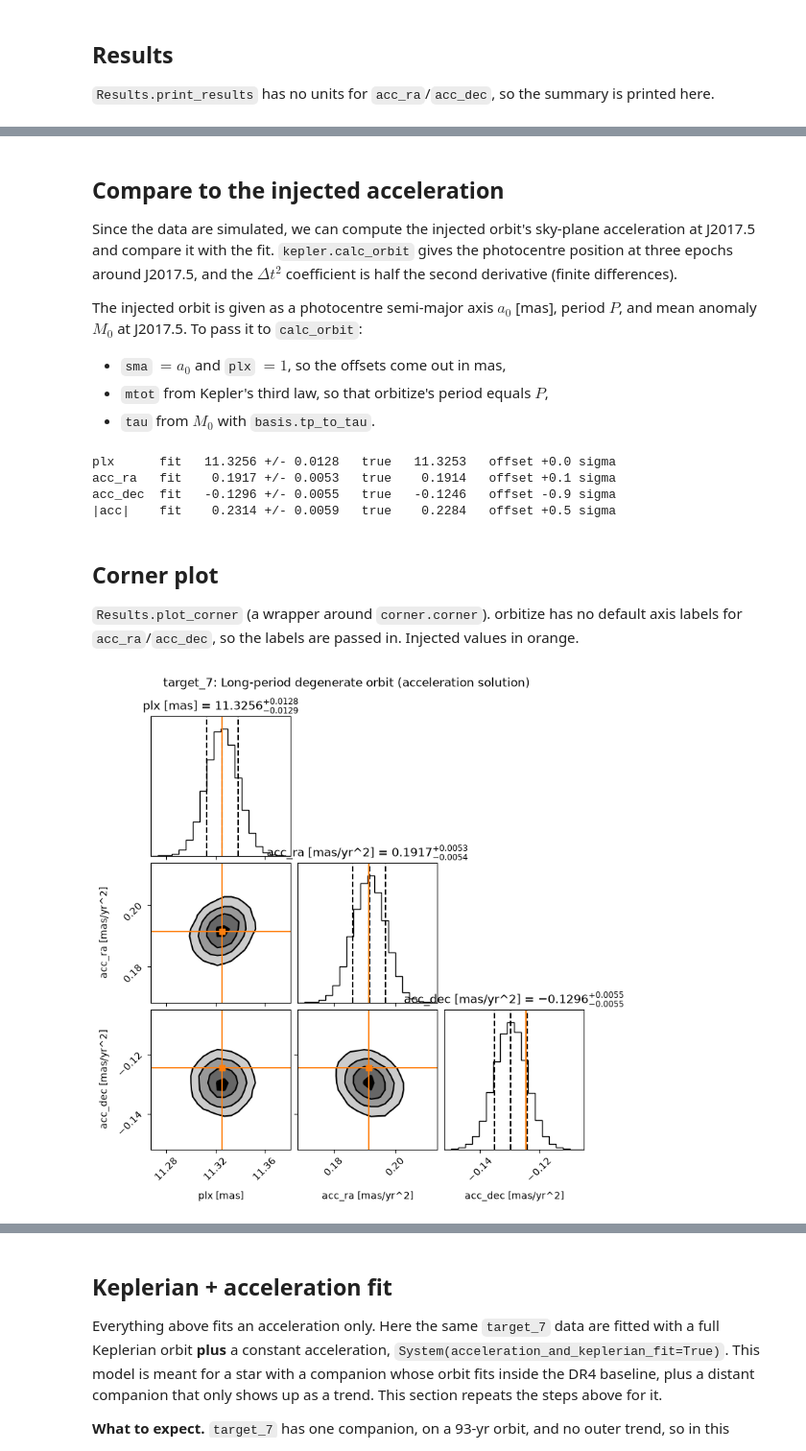
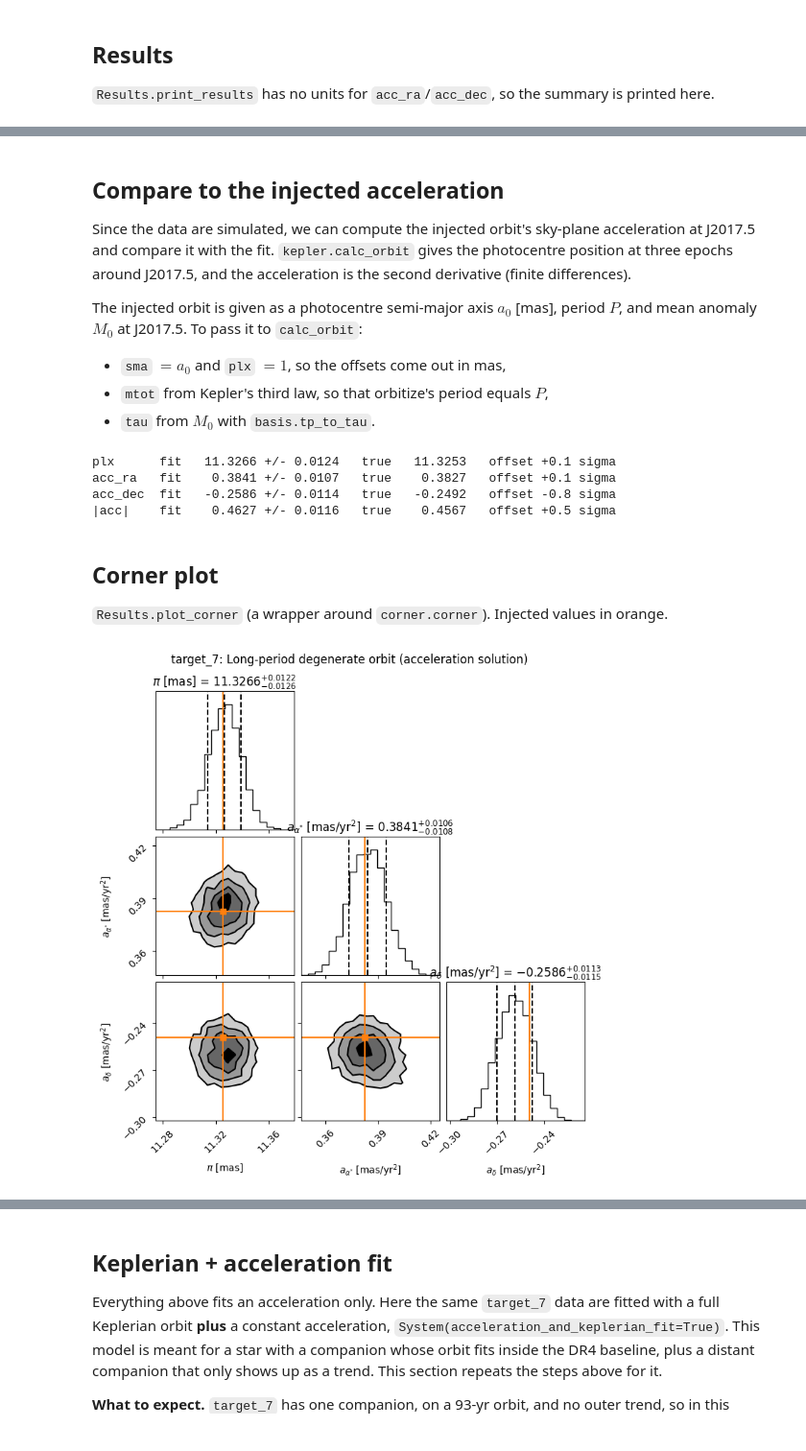
Before and after one commit to sblunt/orbitize, a Jupyter notebook: docs/tutorials/acceleration_only_fit.ipynb, the cells around one changed output, grey strips where cells are left out. Shown at 96% size. Drawn from its saved outputs; the diff is of its cells as text; code cells hidden in the pictures.

```diff
--- a/docs/tutorials/acceleration_only_fit.ipynb
+++ b/docs/tutorials/acceleration_only_fit.ipynb
@@ -77,8 +80,6 @@ Here `alpha0`/`delta0` are the fitted position offsets [mas]. The `System` keywo
 acc_sys = system.System(
     num_secondary_bodies=0,
     data_table=None,
-    stellar_or_system_mass=1.0,
-    plx=10.0,
     gaia=gaia_al,
     acceleration_only=True,
 )
@@ -101,16 +102,14 @@ The model is linear in its parameters, so `plot._model_along_scan_dr4` evaluated
 # %%
+lin_labels, ls_best, ls_cov, chi2 = gaia_al.linear_fit(fit_acceleration=True)
+assert lin_labels == labels  # same order as the System's parameters
+
+
 def model_al(theta):
     return plot._model_along_scan_dr4(theta, acc_sys, gaia_al)
 
 
-A = np.column_stack([model_al(e) for e in np.eye(len(labels))])
 w, err = gaia_al.centroid_pos_al, gaia_al.centroid_pos_error_al
-wt = 1.0 / err**2
-ls_cov = np.linalg.inv(A.T @ (A * wt[:, None]))
-ls_best = ls_cov @ (A.T @ (wt * w))
-
 resid = w - model_al(ls_best)
-chi2 = np.sum((resid / err) ** 2)
 dof = len(w) - len(labels)
 print(f"chi2 = {chi2:.1f} for {dof} dof (reduced chi2 = {chi2 / dof:.2f})")
 # %% [output]
@@ -121,8 +120,8 @@ chi2 = 120.5 for 81 dof (reduced chi2 = 1.49)
 `orbitize.sampler.MCMC` runs `ptemcee`; with `num_temps=1` there is no parallel tempering. Walkers start in a Gaussian ball drawn from the least-squares covariance. `MCMC.curr_pos` has shape `(num_temps, num_walkers, num_params)`.
 # %%
 n_walkers = 50
-burn_steps = 1000
-num_steps = 5000
+burn_steps = 100  # burn_steps = 1000 for a converged posterior
+num_steps = 500  # num_steps = 5000 for a converged posterior
 
 acc_sampler = sampler.MCMC(acc_sys, num_temps=1, num_walkers=n_walkers, num_threads=1)
 acc_sampler.curr_pos = np.random.default_rng(0).multivariate_normal(
@@ -184,7 +183,7 @@ acc_dec     -0.1296  (+0.0055 / -0.0055)  mas/yr^2
 # %% [markdown]
 ## Compare to the injected acceleration
 
-Since the data are simulated, we can compute the injected orbit's sky-plane acceleration at J2017.5 and compare it with the fit. `kepler.calc_orbit` gives the photocentre position at three epochs around J2017.5, and the $\Delta t^2$ coefficient is half the second derivative (finite differences).
+Since the data are simulated, we can compute the injected orbit's sky-plane acceleration at J2017.5 and compare it with the fit. `kepler.calc_orbit` gives the photocentre position at three epochs around J2017.5, and the acceleration is the second derivative (finite differences).
 
 The injected orbit is given as a photocentre semi-major axis $a_0$ [mas], period $P$, and mean anomaly $M_0$ at J2017.5. To pass it to `calc_orbit`:
 
@@ -193,7 +192,7 @@ The injected orbit is given as a photocentre semi-major axis $a_0$ [mas], period
 * `tau` from $M_0$ with `basis.tp_to_tau`.
 # %%
 def injected_acceleration(row, ref_epoch_mjd, h=0.01):
-    """dt^2 coefficient (RA*, Dec) of the injected photocentre orbit at
+    """Second derivative (RA*, Dec) of the injected photocentre orbit at
     ref_epoch_mjd [mas/yr^2], i.e. the quantity fitted as acc_ra/acc_dec."""
     period_yr = row.P_d / 365.25
     # M0 is the mean anomaly at J2017.5 (= ref_epoch_mjd)
@@ -214,7 +213,7 @@ def injected_acceleration(row, ref_epoch_mjd, h=0.01):
         tau_ref_epoch=ref_epoch_mjd,
     )
     pos = np.array([ra, dec])  # (RA*, Dec) at -h, 0, +h
-    return (pos[:, 2] - 2 * pos[:, 1] + pos[:, 0]) / (2 * h**2)
+    return (pos[:, 2] - 2 * pos[:, 1] + pos[:, 0]) / h**2
 
 
 if np.isfinite(truth_row.P_d):
@@ -236,32 +235,30 @@ for name, true in truth.items():
         f"offset {(med - true) / sigma:+.1f} sigma"
     )
 # %% [output]
-plx      fit   11.3256 +/- 0.0128   true   11.3253   offset +0.0 sigma
-acc_ra   fit    0.1917 +/- 0.0053   true    0.1914   offset +0.1 sigma
-acc_dec  fit   -0.1296 +/- 0.0055   true   -0.1246   offset -0.9 sigma
-|acc|    fit    0.2314 +/- 0.0059   true    0.2284   offset +0.5 sigma
+plx      fit   11.3266 +/- 0.0124   true   11.3253   offset +0.1 sigma
+acc_ra   fit    0.3841 +/- 0.0107   true    0.3827   offset +0.1 sigma
+acc_dec  fit   -0.2586 +/- 0.0114   true   -0.2492   offset -0.8 sigma
+|acc|    fit    0.4627 +/- 0.0116   true    0.4567   offset +0.5 sigma
 # %% [markdown]
 ## Corner plot
 
-`Results.plot_corner` (a wrapper around `corner.corner`). orbitize has no default axis labels for `acc_ra`/`acc_dec`, so the labels are passed in. Injected values in orange.
+`Results.plot_corner` (a wrapper around `corner.corner`). Injected values in orange.
 # %%
 plot_names = ["plx", "acc_ra", "acc_dec"]
 fig = results.plot_corner(
     param_list=plot_names,
-    labels=[f"{n} [{UNITS[n]}]" for n in plot_names],
     truths=[truth[n] for n in plot_names],
     truth_color="tab:orange",
     quantiles=[0.16, 0.5, 0.84],
     show_titles=True,
     title_fmt=".4f",
     plot_datapoints=False,
     fill_contours=True,
     max_n_ticks=3,
 )
-fig.suptitle(target_name, y=1.02)
-plt.show()
+fig.suptitle(target_name, y=1.02);
 # %% [output]
-[figure, old version]
+[figure, new version]
 # %% [markdown]
 ## Along-scan data and residuals
 
```
Also changed, not shown: parts of 29 cells of this notebook, 6 other files.
